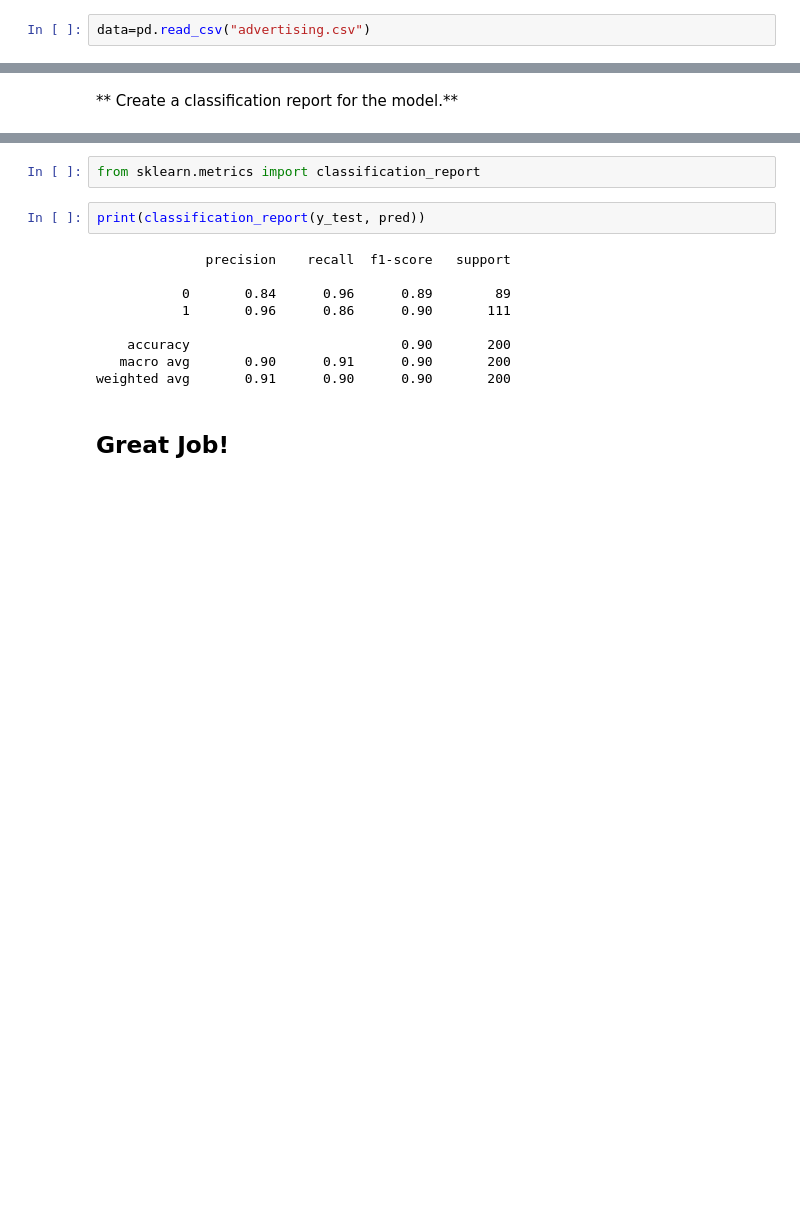
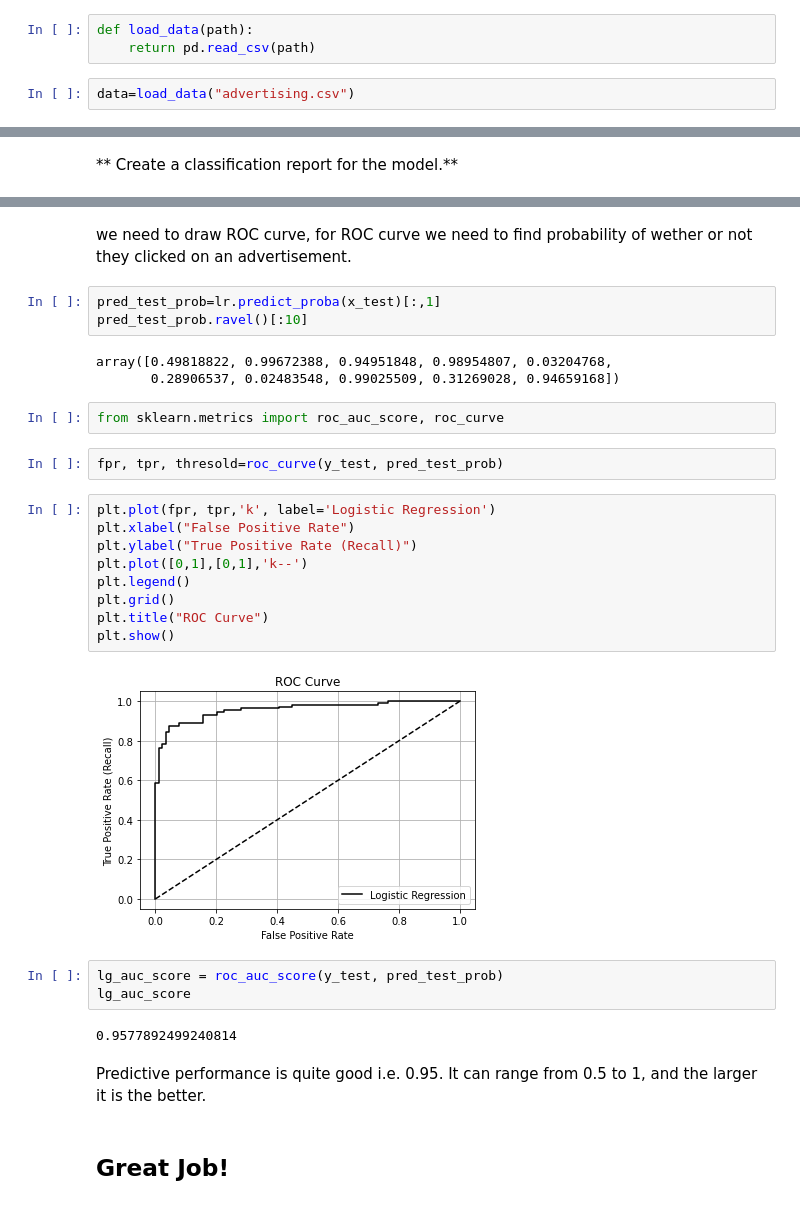
Before and after one commit to tulikajain04/Logistics-Regression, a Jupyter notebook: Advertising.ipynb, the cells around one changed output, grey strips where cells are left out. Cells and saved outputs as stored; diff of their text form; blank space fills up the shorter version.

```diff
--- a/Advertising.ipynb
+++ b/Advertising.ipynb
@@ -38,7 +39,10 @@ Logistic Regression with Python.ipynb
 advertising.csv
 titanic_test.csv
 titanic_train.csv
+# %%
+def load_data(path):
+    return pd.read_csv(path)
 # %%
-data=pd.read_csv("advertising.csv")
+data=load_data("advertising.csv")
 # %% [markdown]
 **Check the head of ad_data**
@@ -176,15 +244,32 @@ Actual Values:  1 1 1 1 0 0 0 1 0 1 0 1 1 0 1 1 1 1 0 1 0 1 1 0 0 1 0 0 1 1 0 0
+# %% [markdown]
+we need to draw ROC curve, for ROC curve we need to find probability of wether or not they clicked on an advertisement.
+# %%
+pred_test_prob=lr.predict_proba(x_test)[:,1]
+pred_test_prob.ravel()[:10]
+# %% [output]
+array([0.49818822, 0.99672388, 0.94951848, 0.98954807, 0.03204768,
+       0.28906537, 0.02483548, 0.99025509, 0.31269028, 0.94659168])
 # %%
-from sklearn.metrics import classification_report
+from sklearn.metrics import roc_auc_score, roc_curve
-# %%
-print(classification_report(y_test, pred))
-# %% [output]
-              precision    recall  f1-score   support
-
-           0       0.84      0.96      0.89        89
-           1       0.96      0.86      0.90       111
-
-    accuracy                           0.90       200
-   macro avg       0.90      0.91      0.90       200
-weighted avg       0.91      0.90      0.90       200
+# %%
+fpr, tpr, thresold=roc_curve(y_test, pred_test_prob)
+# %%
+plt.plot(fpr, tpr,'k', label='Logistic Regression')
+plt.xlabel("False Positive Rate")
+plt.ylabel("True Positive Rate (Recall)")
+plt.plot([0,1],[0,1],'k--')
+plt.legend()
+plt.grid()
+plt.title("ROC Curve")
+plt.show()
+# %% [output]
+[figure, added]
+# %%
+lg_auc_score = roc_auc_score(y_test, pred_test_prob)
+lg_auc_score
+# %% [output]
+0.9577892499240814
+# %% [markdown]
+Predictive performance is quite good i.e. 0.95. It can range from 0.5 to 1, and the larger it is the better.
 # %% [markdown]
 ## Great Job!
```
Also changed, not shown: parts of 22 cells of this notebook.
